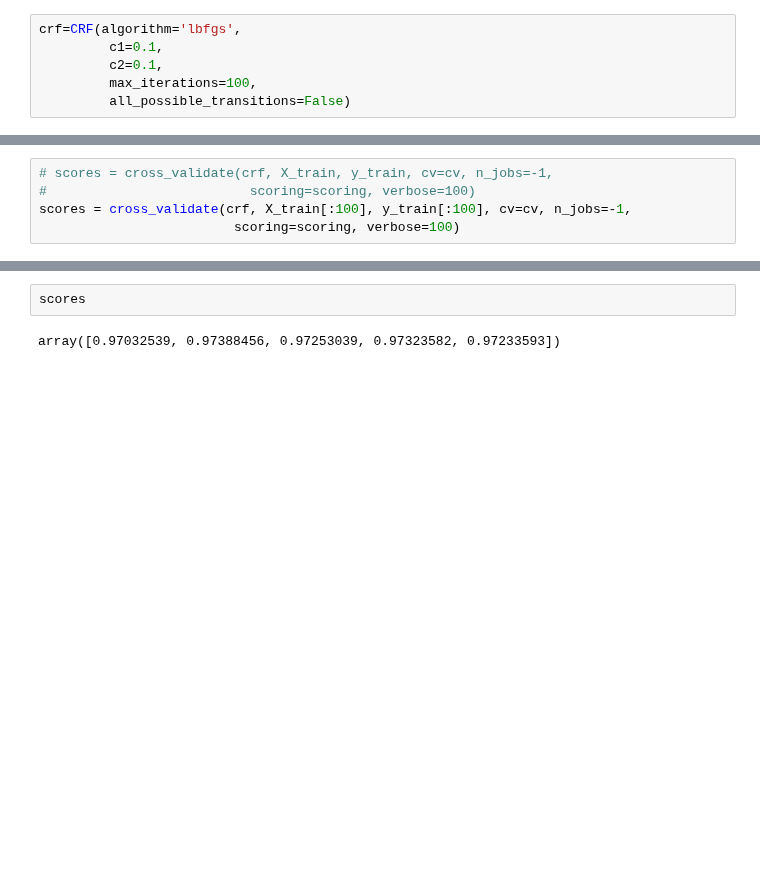
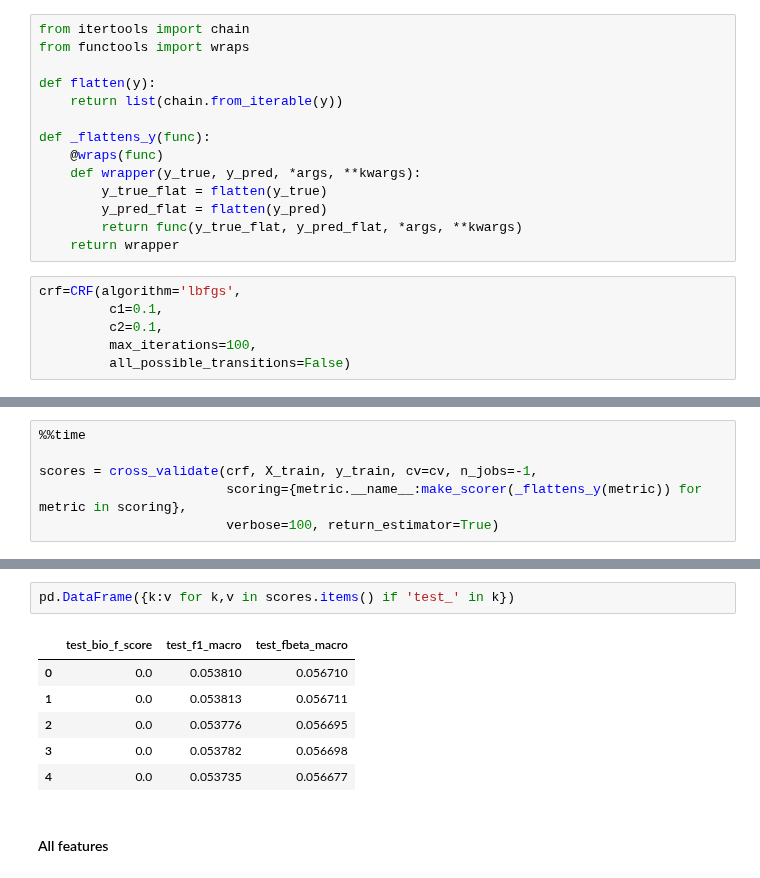
Before and after one commit to OlegBEZb/NLP_advanced_course, a Jupyter notebook: HW2/HW2_NER.ipynb, the cells around one changed output, grey strips where cells are left out. Saved outputs shown, nothing was run; the diff lists cells and outputs as text; blank space fills up the shorter version.

```diff
--- a/HW2/HW2_NER.ipynb
+++ b/HW2/HW2_NER.ipynb
@@ -1272,6 +1268,20 @@ unsupervised_hmm.fit(np.array(flatten_X_train).reshape(-1, 1), lengths_train)
 TypeError: ignored
 # %% [markdown]
 ## CRF
+# %%
+from itertools import chain
+from functools import wraps
+
+def flatten(y):
+    return list(chain.from_iterable(y))
+
+def _flattens_y(func):
+    @wraps(func)
+    def wrapper(y_true, y_pred, *args, **kwargs):
+        y_true_flat = flatten(y_true)
+        y_pred_flat = flatten(y_pred)
+        return func(y_true_flat, y_pred_flat, *args, **kwargs)
+    return wrapper
 # %%
 crf=CRF(algorithm='lbfgs',
          c1=0.1,
@@ -1281,5 +1293,6 @@ crf=CRF(algorithm='lbfgs',
 # %%
-# scores = cross_validate(crf, X_train, y_train, cv=cv, n_jobs=-1,
-#                          scoring=scoring, verbose=100)
-scores = cross_validate(crf, X_train[:100], y_train[:100], cv=cv, n_jobs=-1,
-                         scoring=scoring, verbose=100)
+%%time
+
+scores = cross_validate(crf, X_train, y_train, cv=cv, n_jobs=-1,
+                        scoring={metric.__name__:make_scorer(_flattens_y(metric)) for metric in scoring},
+                        verbose=100, return_estimator=True)
@@ -1286,4 +1318,11 @@ scores = cross_validate(crf, X_train[:100], y_train[:100], cv=cv, n_jobs=-1,
-# %%
-scores
-# %% [output]
-array([0.97032539, 0.97388456, 0.97253039, 0.97323582, 0.97233593])
+# %%
+pd.DataFrame({k:v for k,v in scores.items() if 'test_' in k})
+# %% [output]
+|  | test_bio_f_score | test_f1_macro | test_fbeta_macro |
+| 0 | 0.0 | 0.053810 | 0.056710 |
+| 1 | 0.0 | 0.053813 | 0.056711 |
+| 2 | 0.0 | 0.053776 | 0.056695 |
+| 3 | 0.0 | 0.053782 | 0.056698 |
+| 4 | 0.0 | 0.053735 | 0.056677 |
+# %% [markdown]
+#### All features
```
Also changed, not shown: parts of 21 cells of this notebook.
